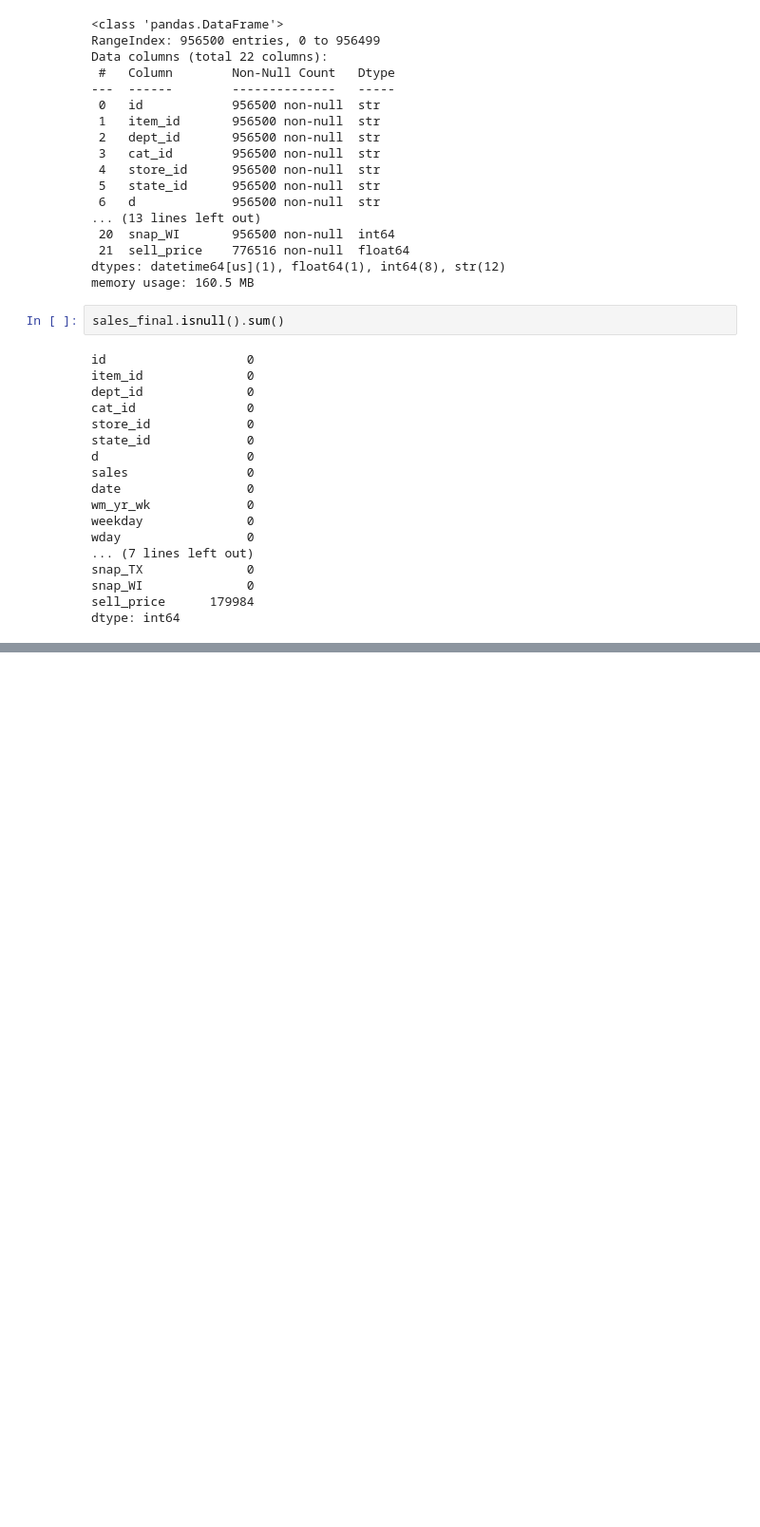
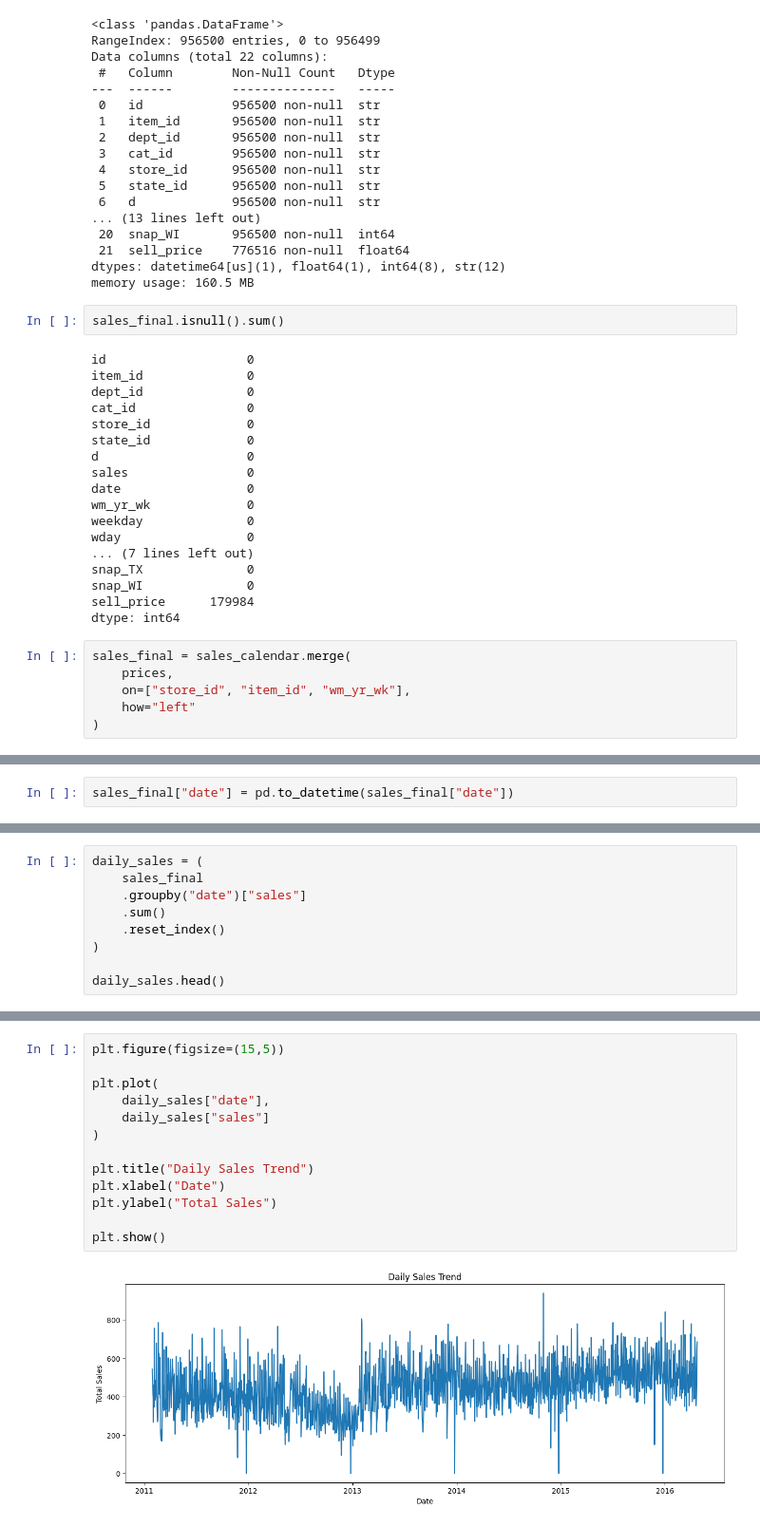
Before and after one commit to chintharevathireddy-blip/Retail-Demand-Forecasting, a Jupyter notebook: notebooks/01_Data_Understanding.ipynb, the cells around one changed output, grey strips where cells are left out. Shown at 95% size. Drawn from its saved outputs; the diff is of its cells as text; blank space fills up the shorter version.

Commit message:
Completed exploratary data analysis on retail sales sample

```diff
--- a/notebooks/01_Data_Understanding.ipynb
+++ b/notebooks/01_Data_Understanding.ipynb
@@ -359,3 +360,9 @@ snap_TX              0
 snap_WI              0
 sell_price      179984
 dtype: int64
+# %%
+sales_final = sales_calendar.merge(
+    prices,
+    on=["store_id", "item_id", "wm_yr_wk"],
+    how="left"
+)
@@ -361,0 +422,2 @@ dtype: int64
+# %%
+sales_final["date"] = pd.to_datetime(sales_final["date"])
@@ -361,0 +435,9 @@ dtype: int64
+# %%
+daily_sales = (
+    sales_final
+    .groupby("date")["sales"]
+    .sum()
+    .reset_index()
+)
+
+daily_sales.head()
@@ -361,0 +451,15 @@ dtype: int64
+# %%
+plt.figure(figsize=(15,5))
+
+plt.plot(
+    daily_sales["date"],
+    daily_sales["sales"]
+)
+
+plt.title("Daily Sales Trend")
+plt.xlabel("Date")
+plt.ylabel("Total Sales")
+
+plt.show()
+# %% [output]
+[figure, added]
```
Also changed, not shown: parts of 19 cells of this notebook.
